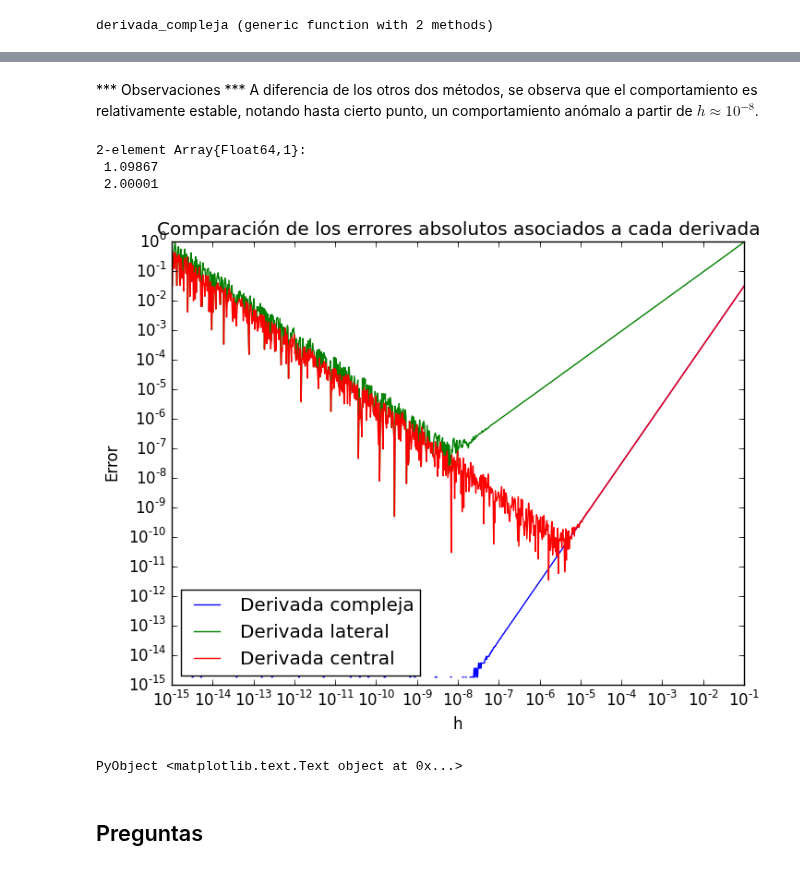
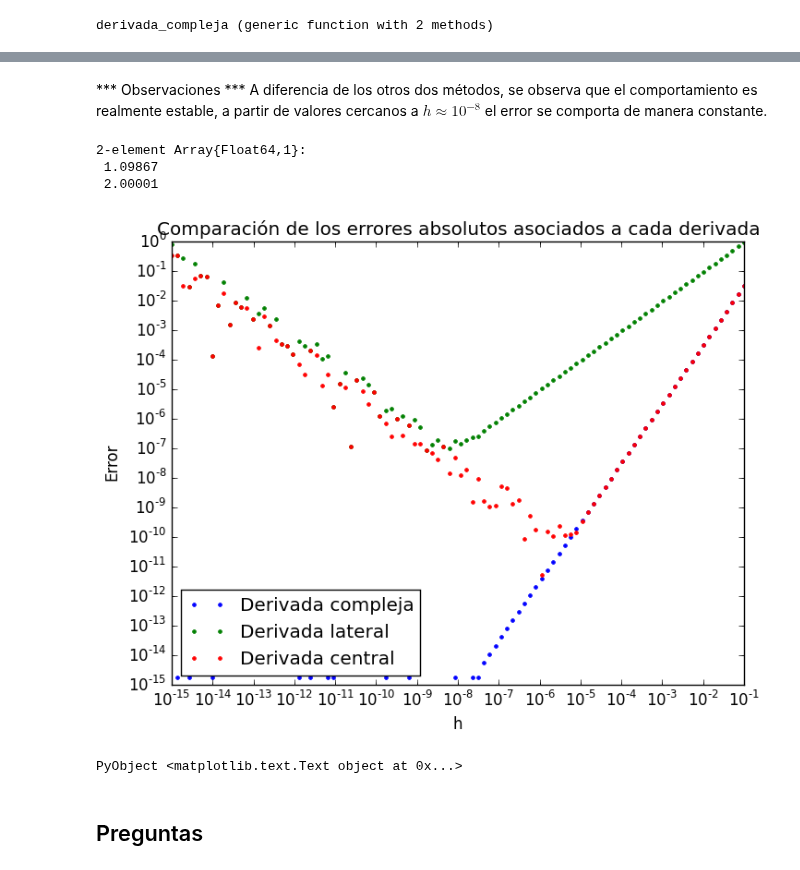
Before and after one commit to lbenet/2016-2_TSFisicaComputacional, a Jupyter notebook: tareas/danmarurr/06_Derivacion_numerica.ipynb, the cells around one changed output, grey strips where cells are left out. Drawn from its saved outputs; the diff is of its cells as text; code cells hidden in the pictures.

```diff
--- a/tareas/danmarurr/06_Derivacion_numerica.ipynb
+++ b/tareas/danmarurr/06_Derivacion_numerica.ipynb
@@ -39,6 +39,6 @@ derivada_derecha(f,1e-15,1)
 # %%
 #Con este arreglo se trabajará para graficar los errores de las derivadas.
-intervalo_h = logspace(-15,-1, 1000);
+intervalo_h = logspace(-15,-1, 100);
 # %%
 using PyPlot
 # %%
@@ -46,7 +46,7 @@ using PyPlot
 err_deriv = Float64[abs(derivada_derecha(f,x,1)-9) for x in intervalo_h];
 # %%
 #Arreglo para realizar regresiones lineales
-intervalo_h2 = logspace(-8,-1,1000);
+intervalo_h2 = logspace(-8,-1,100);
 # %%
 #Graficación del error absoluto usando derivadas laterales, se hace uso de escala loglog
 figure(figsize = (7,6))
@@ -191,6 +191,6 @@ title("Error de derivada compleja")
 PyObject <matplotlib.text.Text object at 0x...>
 # %% [markdown]
-*** Observaciones *** A diferencia de los otros dos métodos, se observa que el comportamiento es relativamente estable, notando hasta cierto punto, un comportamiento anómalo a partir de $h\approx 10^{-8}$.
+*** Observaciones *** A diferencia de los otros dos métodos, se observa que el comportamiento es realmente estable, a partir de valores cercanos a $h \approx 10^{-8}$ el error se comporta de manera constante.
 # %%
 #Calculando parámetros para la derivada compleja
 x_3 = logspace(-7.6,-1,1000)
@@ -203,15 +203,15 @@ linreg(x, y)
  1.09867
  2.00001
 # %%
-loglog(intervalo_h, err_deriv3, label ="Derivada compleja")
-loglog(intervalo_h, err_deriv, label ="Derivada lateral")
-loglog(intervalo_h, err_deriv2, label = "Derivada central")
+loglog(intervalo_h, err_deriv3, label ="Derivada compleja", marker = ".", linestyle ="")
+loglog(intervalo_h, err_deriv, label ="Derivada lateral", marker = ".", linestyle ="")
+loglog(intervalo_h, err_deriv2, label = "Derivada central", marker = ".", linestyle ="")
 legend(loc="auto")
 xlabel("h")
 ylabel("Error")
 title("Comparación de los errores absolutos asociados a cada derivada")
 # %% [output]
-[figure, old version]
+[figure, new version]
 PyObject <matplotlib.text.Text object at 0x...>
 # %% [markdown]
 ## Preguntas
```
Also changed, not shown: parts of 13 cells of this notebook.
